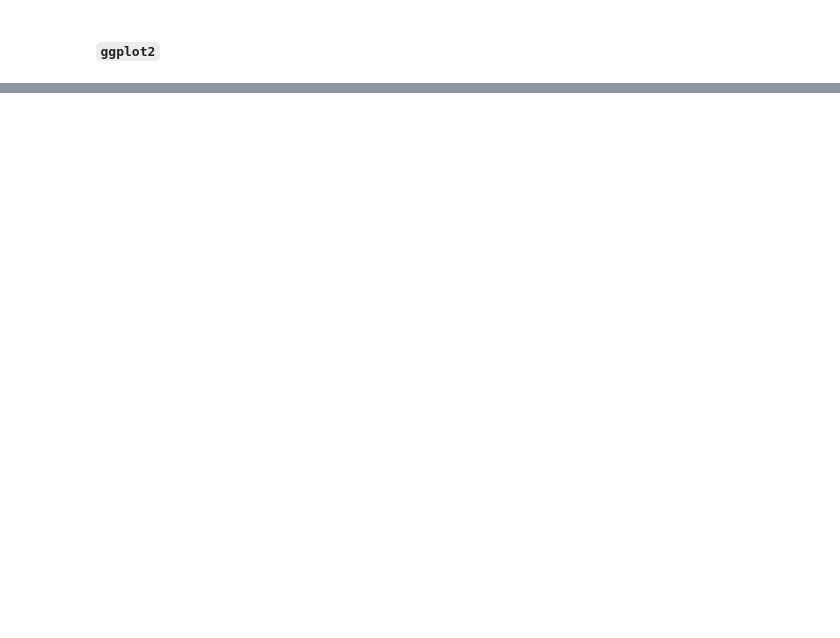
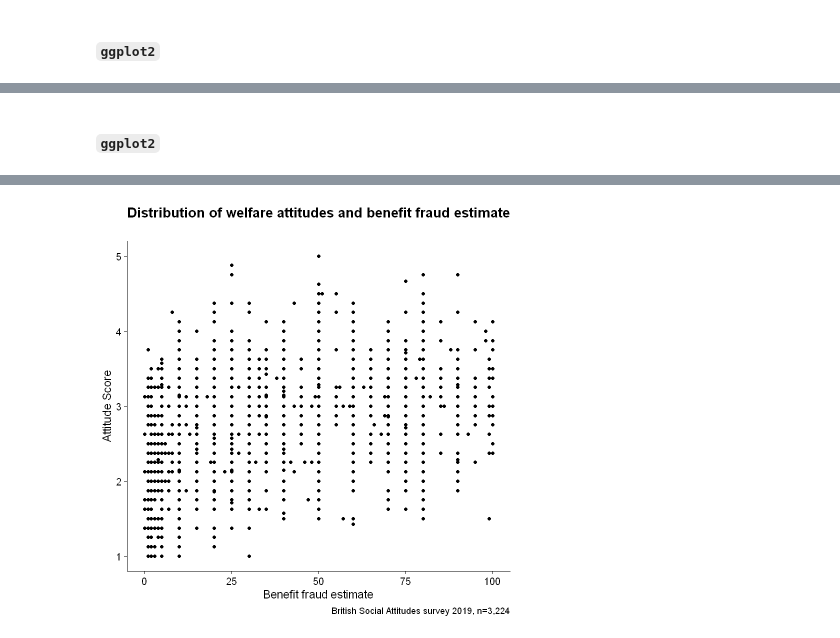
Before and after one commit to DiarmuidM/data-analysis-for-the-social-sciences-2023, a Jupyter notebook: lessons/dass-week-12-publication-ready-graphs.ipynb, the cells around one changed output, grey strips where cells are left out. Saved outputs shown, nothing was run; the diff lists cells and outputs as text; code cells hidden in the pictures; blank space fills up the shorter version.

```diff
--- a/lessons/dass-week-12-publication-ready-graphs.ipynb
+++ b/lessons/dass-week-12-publication-ready-graphs.ipynb
@@ -440,0 +299,13 @@ In Week 12, we focus on producing publication-ready graphs and bringing all our
+# %% [markdown]
+##### `ggplot2`
+# %%
+p <- ggplot(data = bsa2019,
+       mapping = aes(x = NatFrEst, y = welfare2))
+# %%
+fig5 <- p + geom_point() +
+    theme_cowplot() +
+    labs(x = "Benefit fraud estimate", y = "Attitude Score", title = "Distribution of welfare attitudes and benefit fraud estimate", subtitle = "",
+         caption = "British Social Attitudes survey 2019, n=3,224") # add labels, titles, notes etc
+# %%
+fig5
+# %% [output]
@@ -440,0 +314 @@ In Week 12, we focus on producing publication-ready graphs and bringing all our
+[figure, added]
```
Also changed, not shown: parts of 103 cells of this notebook, 1 other file.
